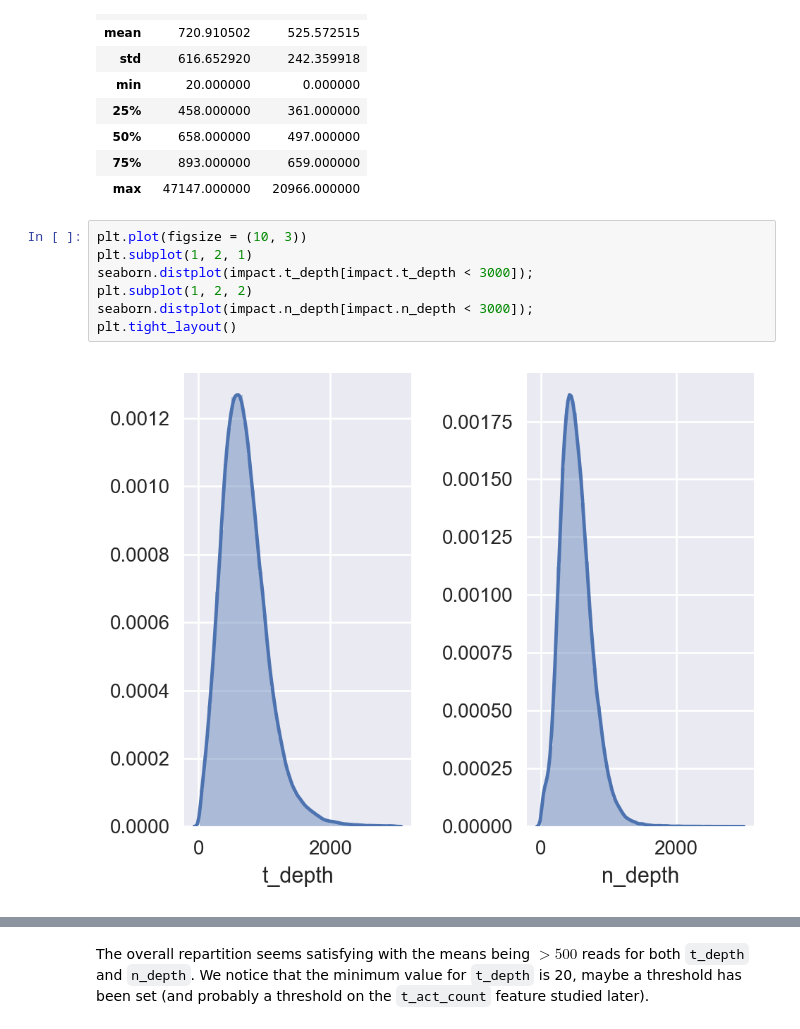
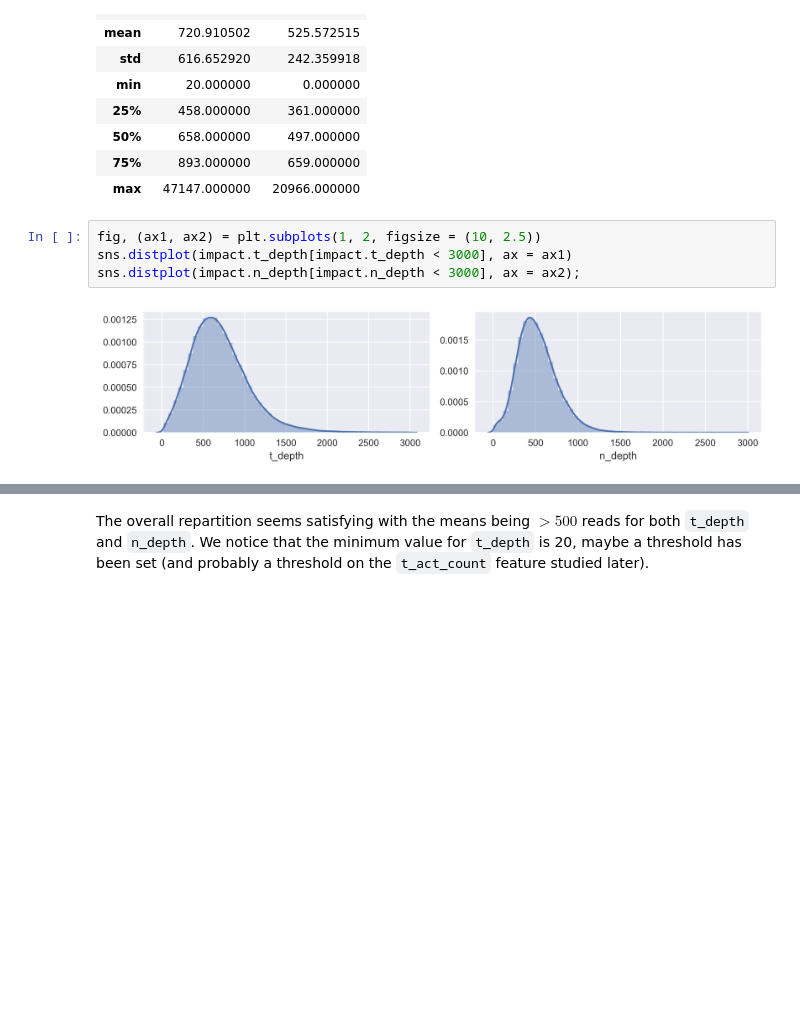
Before and after one commit to ElsaB/impact-annotator, a Jupyter notebook: analysis/prediction/first_analysis_python.ipynb, the cells around one changed output, grey strips where cells are left out. Cells and saved outputs as stored; diff of their text form; blank space fills up the shorter version.

```diff
--- a/analysis/prediction/first_analysis_python.ipynb
+++ b/analysis/prediction/first_analysis_python.ipynb
@@ -140,11 +153,8 @@ impact[['t_depth', 'n_depth']].describe()
 | 75% | 893.000000 | 659.000000 |
 | max | 47147.000000 | 20966.000000 |
 # %%
-plt.plot(figsize = (10, 3))
-plt.subplot(1, 2, 1)
-seaborn.distplot(impact.t_depth[impact.t_depth < 3000]);
-plt.subplot(1, 2, 2)
-seaborn.distplot(impact.n_depth[impact.n_depth < 3000]);
-plt.tight_layout()
+fig, (ax1, ax2) = plt.subplots(1, 2, figsize = (10, 2.5))
+sns.distplot(impact.t_depth[impact.t_depth < 3000], ax = ax1)
+sns.distplot(impact.n_depth[impact.n_depth < 3000], ax = ax2);
 # %% [output]
-[figure, old version]
+[figure, new version]
```
Also changed, not shown: parts of 15 cells of this notebook, 3 other files.
